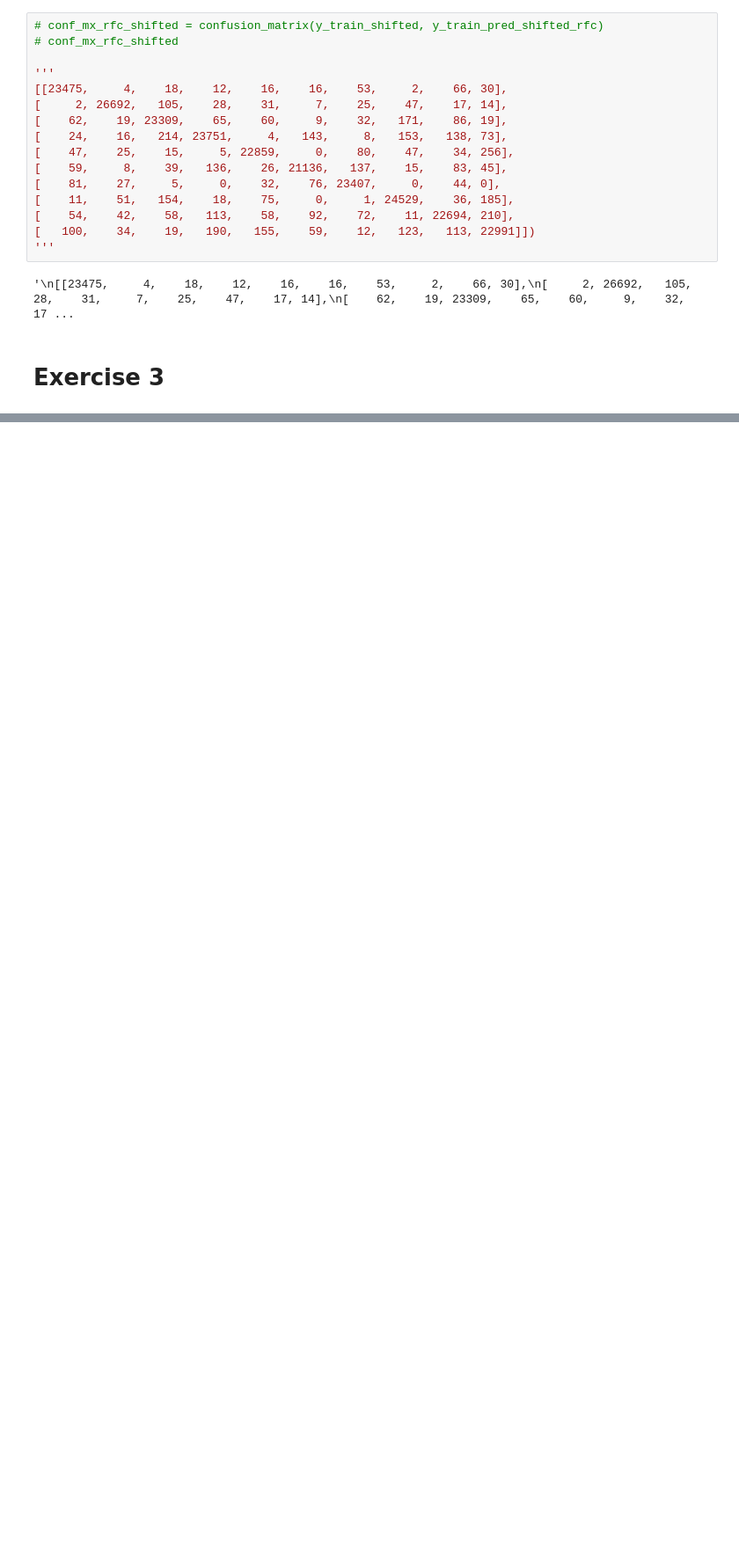
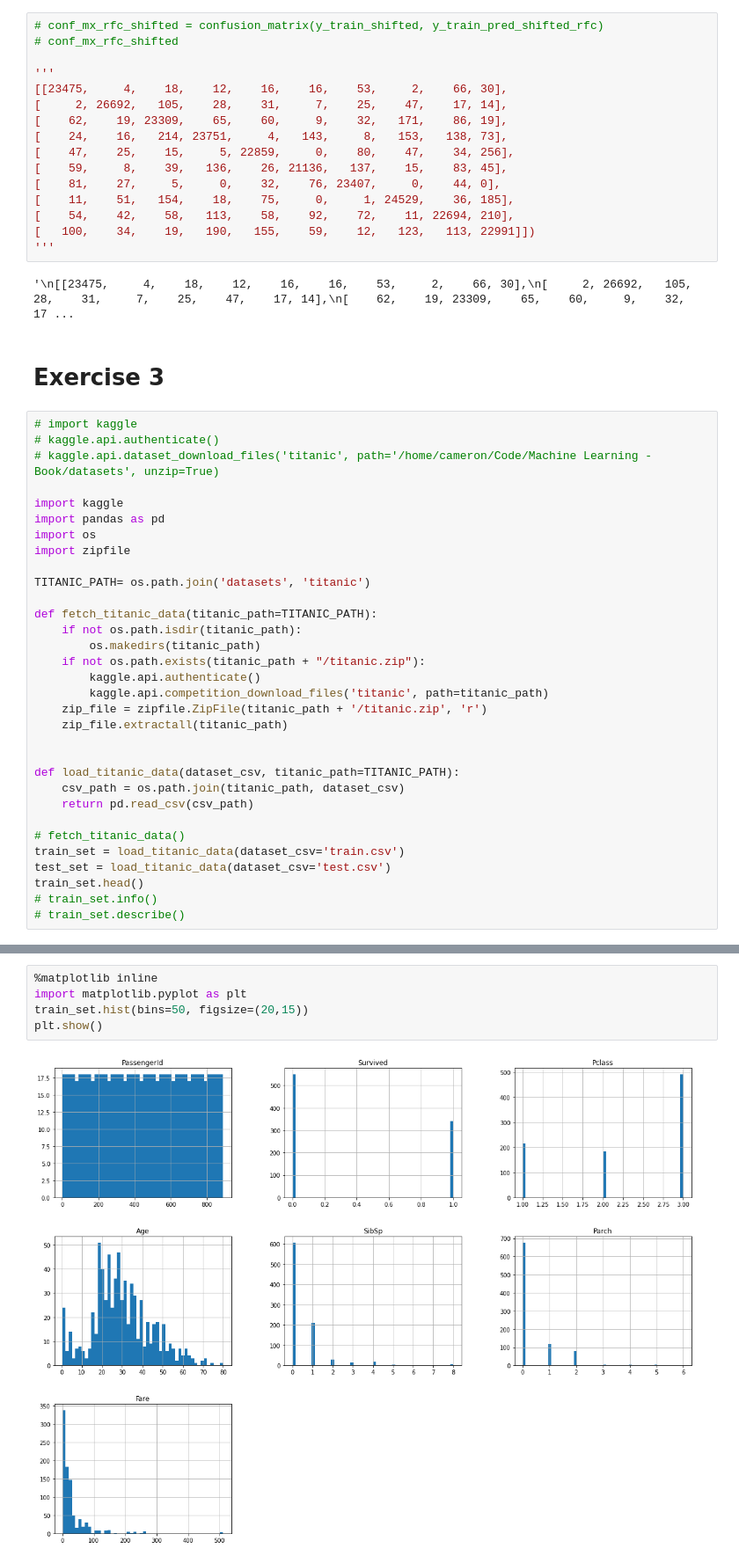
Before and after one commit to Cameron-Calpin/Code, a Jupyter notebook: Machine Learning - Book/Chapter 3 - Classification/MNIST_Example.ipynb, the cells around one changed output, grey strips where cells are left out. Shown at 88% size. Drawn from its saved outputs; the diff is of its cells as text; blank space fills up the shorter version.

```diff
--- a/Machine Learning - Book/Chapter 3 - Classification/MNIST_Example.ipynb
+++ b/Machine Learning - Book/Chapter 3 - Classification/MNIST_Example.ipynb
@@ -753,3 +771,35 @@ RandomForestClassifier(bootstrap=False, ccp_alpha=0.0, class_weight='balanced',
 '\n[[23475,     4,    18,    12,    16,    16,    53,     2,    66, 30],\n[     2, 26692,   105,    28,    31,     7,    25,    47,    17, 14],\n[    62,    19, 23309,    65,    60,     9,    32,   17 ...
 # %% [markdown]
 # Exercise 3
+# %%
+# import kaggle
+# kaggle.api.authenticate()
+# kaggle.api.dataset_download_files('titanic', path='/home/cameron/Code/Machine Learning - Book/datasets', unzip=True)
+
+import kaggle
+import pandas as pd
+import os
+import zipfile
+
+TITANIC_PATH= os.path.join('datasets', 'titanic')
+
+def fetch_titanic_data(titanic_path=TITANIC_PATH):
+    if not os.path.isdir(titanic_path):
+        os.makedirs(titanic_path)
+    if not os.path.exists(titanic_path + "/titanic.zip"):
+        kaggle.api.authenticate()
+        kaggle.api.competition_download_files('titanic', path=titanic_path)
+    zip_file = zipfile.ZipFile(titanic_path + '/titanic.zip', 'r')
+    zip_file.extractall(titanic_path)
+
+
+def load_titanic_data(dataset_csv, titanic_path=TITANIC_PATH):
+    csv_path = os.path.join(titanic_path, dataset_csv)
+    return pd.read_csv(csv_path)
+
+# fetch_titanic_data()
+train_set = load_titanic_data(dataset_csv='train.csv')
+test_set = load_titanic_data(dataset_csv='test.csv')
+train_set.head()
+# train_set.info()
+# train_set.describe()
@@ -755,0 +813,7 @@ RandomForestClassifier(bootstrap=False, ccp_alpha=0.0, class_weight='balanced',
+# %%
+%matplotlib inline
+import matplotlib.pyplot as plt
+train_set.hist(bins=50, figsize=(20,15))
+plt.show()
+# %% [output]
+[figure, added]
```
Also changed, not shown: parts of 28 cells of this notebook, 12 other files.
